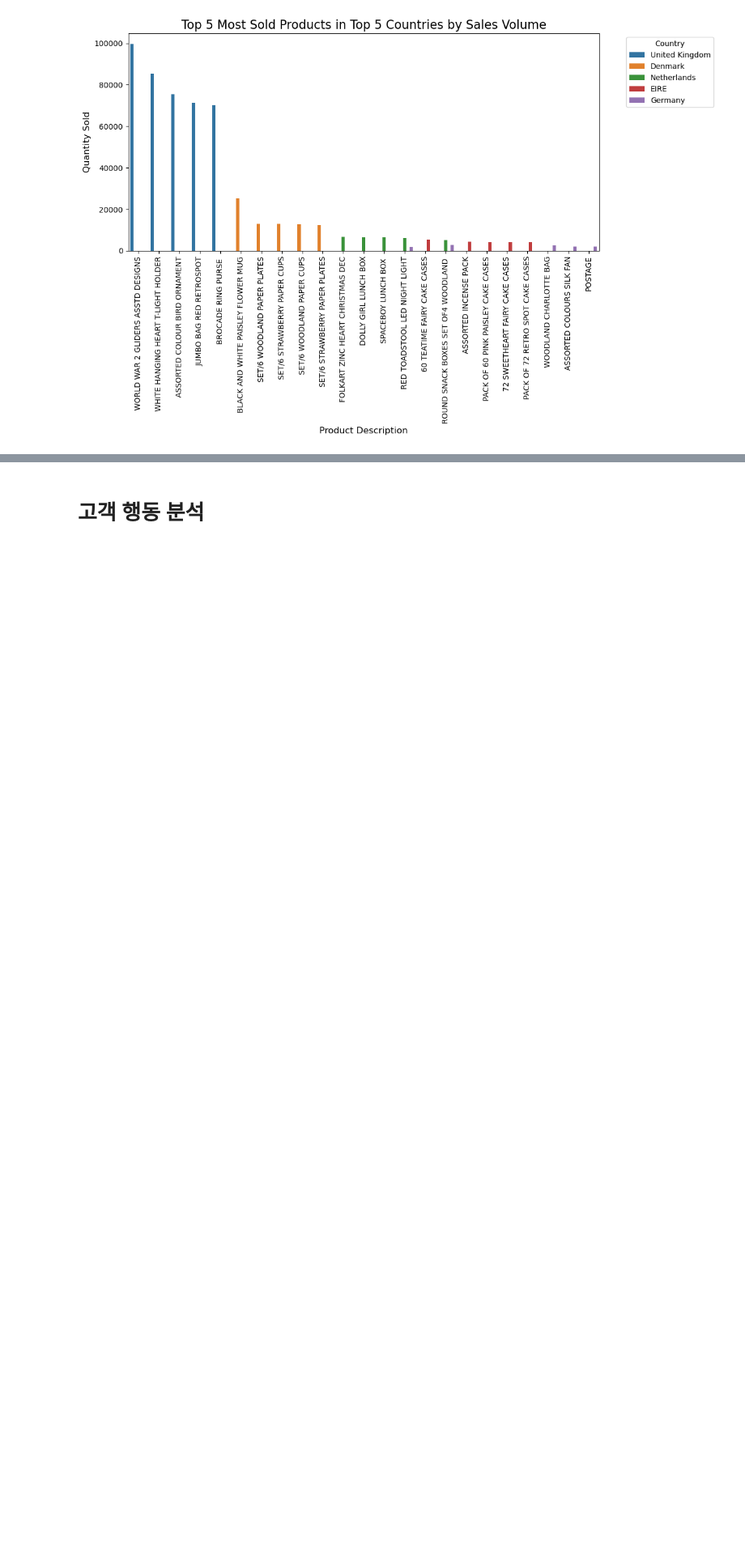
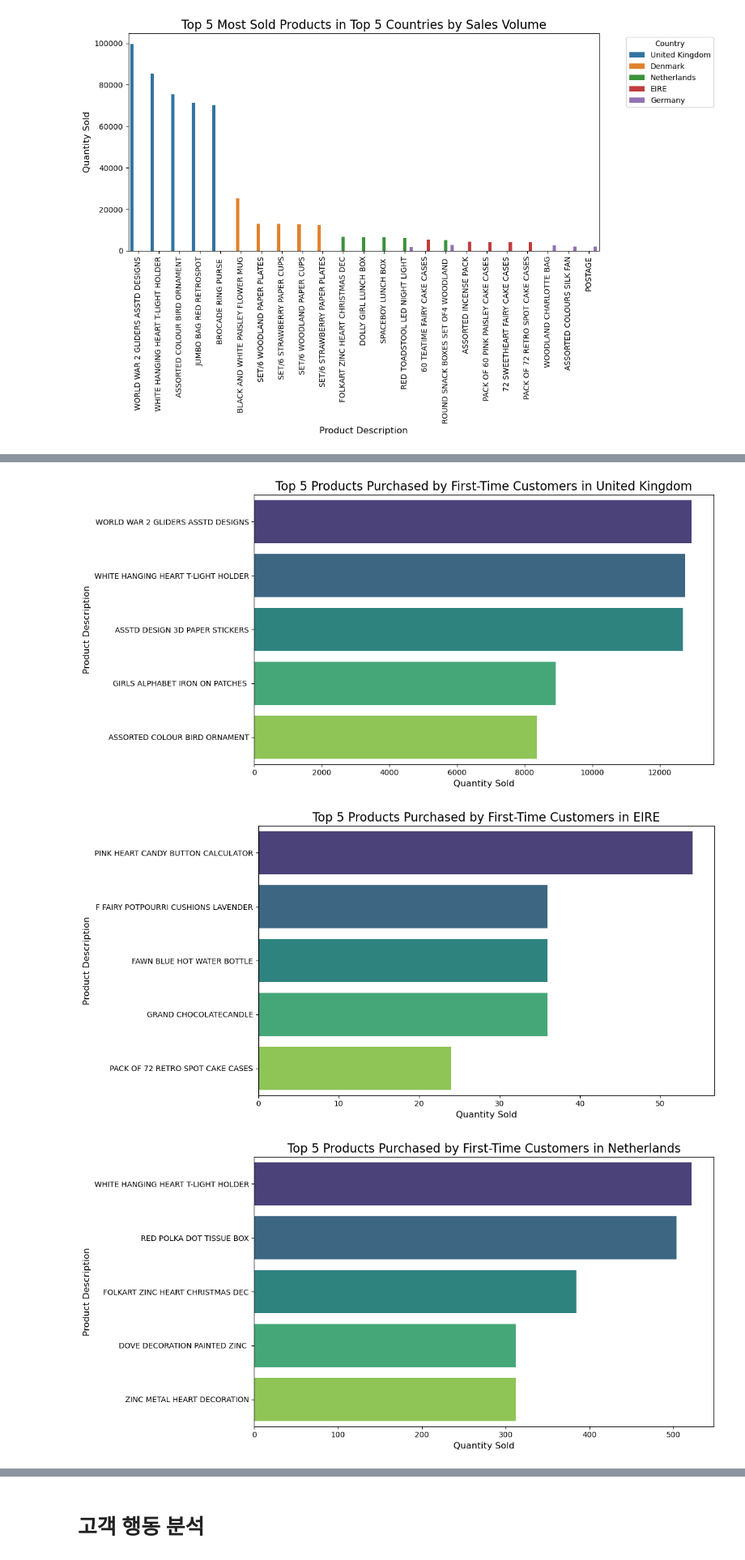
Before and after one commit to Gyuhyeon-Eom/project2, a Jupyter notebook: 국가별_EDA.ipynb, the cells around one changed output, grey strips where cells are left out. Shown: that part at 81% size. Saved outputs shown, nothing was run; the diff lists cells and outputs as text; code cells hidden in the pictures; blank space fills up the shorter version.

```diff
--- a/국가별_EDA.ipynb
+++ b/국가별_EDA.ipynb
@@ -212,0 +215,43 @@ plt.show()
+# %%
+# 매출액이 높은 상위 5개 국가 선택
+country_sales = df.groupby('Country')['TotalPrice'].sum().reset_index()
+top_countries = country_sales.nlargest(5, 'TotalPrice')['Country'].tolist()
+
+# 각 고객의 첫 구매일 계산
+first_purchase = df.groupby(['Customer ID'])['InvoiceDate'].min().reset_index()
+first_purchase = first_purchase.rename(columns={'InvoiceDate': 'FirstPurchaseDate'})
+
+# 기존 df에 'FirstPurchaseDate'가 있을 경우 제거
+if 'FirstPurchaseDate' in df.columns:
+    df = df.drop(columns=['FirstPurchaseDate'])
+
+# 첫 구매일에 구매한 제품 추출 (중복 열 방지)
+df = pd.merge(df, first_purchase, on='Customer ID', how='left')
+
+# 매출액이 높은 상위 5개 국가만 필터링
+df_top_countries = df[df['Country'].isin(top_countries)]
+
+# 첫 구매일과 일치하는 구매만 추출
+first_purchase_products = df_top_countries[df_top_countries['InvoiceDate'] == df_top_countries['FirstPurchaseDate']]
+
+# 국가별 첫 구매 제품 집계
+first_purchase_summary = first_purchase_products.groupby(['Country', 'Description'])['Quantity'].sum().reset_index()
+
+# 첫 구매 제품을 국가별로 정렬 (각국에서 가장 많이 팔린 첫 구매 제품)
+first_purchase_summary = first_purchase_summary.sort_values(by=['Country', 'Quantity'], ascending=[True, False])
+
+# 시각화: 첫 구매 제품 (상위 5개 국가)
+for country in top_countries:
+    country_data = first_purchase_summary[first_purchase_summary['Country'] == country]
+
+    plt.figure(figsize=(12, 6))
+    sns.barplot(x='Quantity', y='Description', data=country_data.head(5), palette='viridis')
+    plt.title(f'Top 5 Products Purchased by First-Time Customers in {country}', fontsize=16)
+    plt.xlabel('Quantity Sold', fontsize=12)
+    plt.ylabel('Product Description', fontsize=12)
+    plt.tight_layout()
+    plt.show()
+# %% [output]
+[figure, added]
+[figure, added]
+[figure, added]
```
Also changed, not shown: parts of 2 cells of this notebook.
